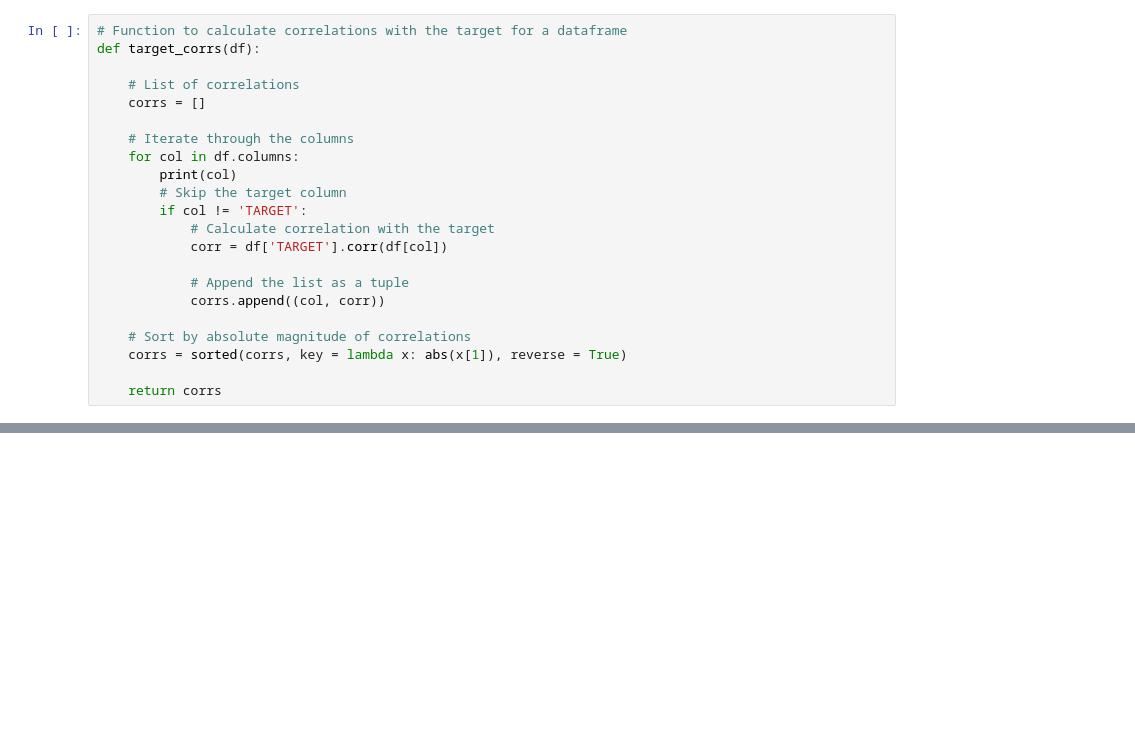
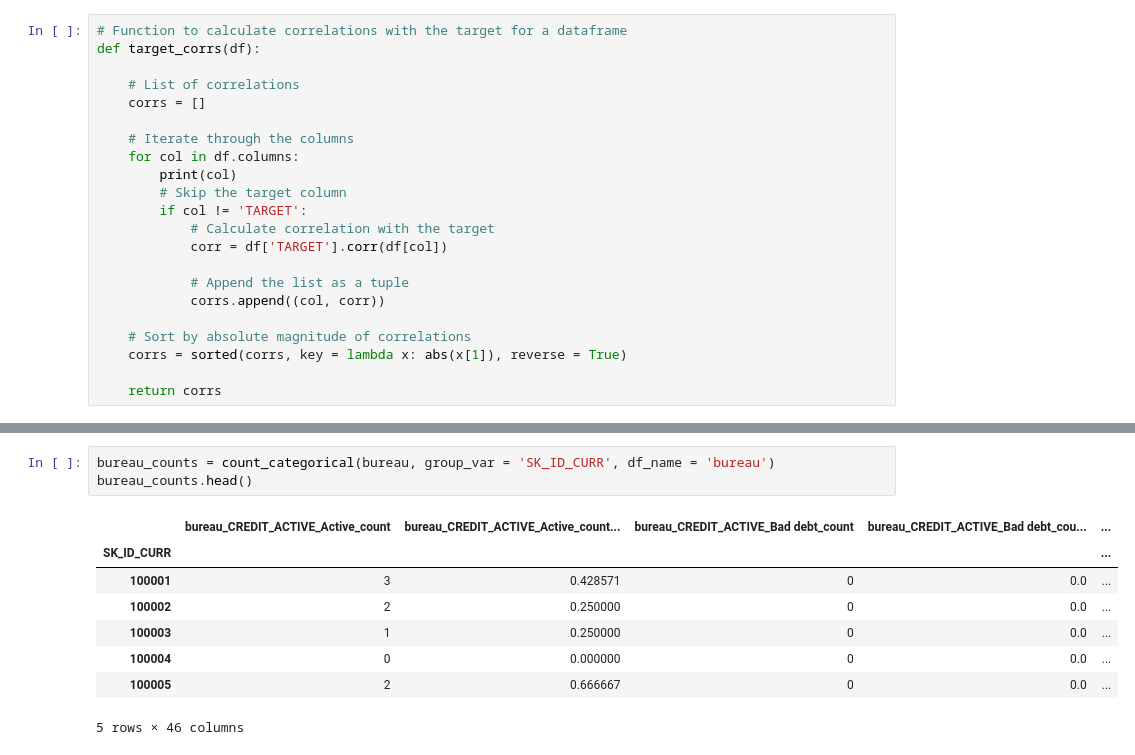
Before and after one commit to snknitin/Kaggle_DataCleaning, a Jupyter notebook: Manual Feature Engineering.ipynb, the cells around one changed output, grey strips where cells are left out. Saved outputs shown, nothing was run; the diff lists cells and outputs as text; blank space fills up the shorter version.

```diff
--- a/Manual Feature Engineering.ipynb
+++ b/Manual Feature Engineering.ipynb
@@ -268,0 +393,12 @@ def target_corrs(df):
+# %%
+bureau_counts = count_categorical(bureau, group_var = 'SK_ID_CURR', df_name = 'bureau')
+bureau_counts.head()
+# %% [output]
+|  | bureau_CREDIT_ACTIVE_Active_count | bureau_CREDIT_ACTIVE_Active_count... | bureau_CREDIT_ACTIVE_Bad debt_count | bureau_CREDIT_ACTIVE_Bad debt_cou... | ... |
+| SK_ID_CURR |  |  |  |  | ... |
+| 100001 | 3 | 0.428571 | 0 | 0.0 | ... |
+| 100002 | 2 | 0.250000 | 0 | 0.0 | ... |
+| 100003 | 1 | 0.250000 | 0 | 0.0 | ... |
+| 100004 | 0 | 0.000000 | 0 | 0.0 | ... |
+| 100005 | 2 | 0.666667 | 0 | 0.0 | ... |
+5 rows × 46 columns
```
Also changed, not shown: parts of 10 cells of this notebook.
